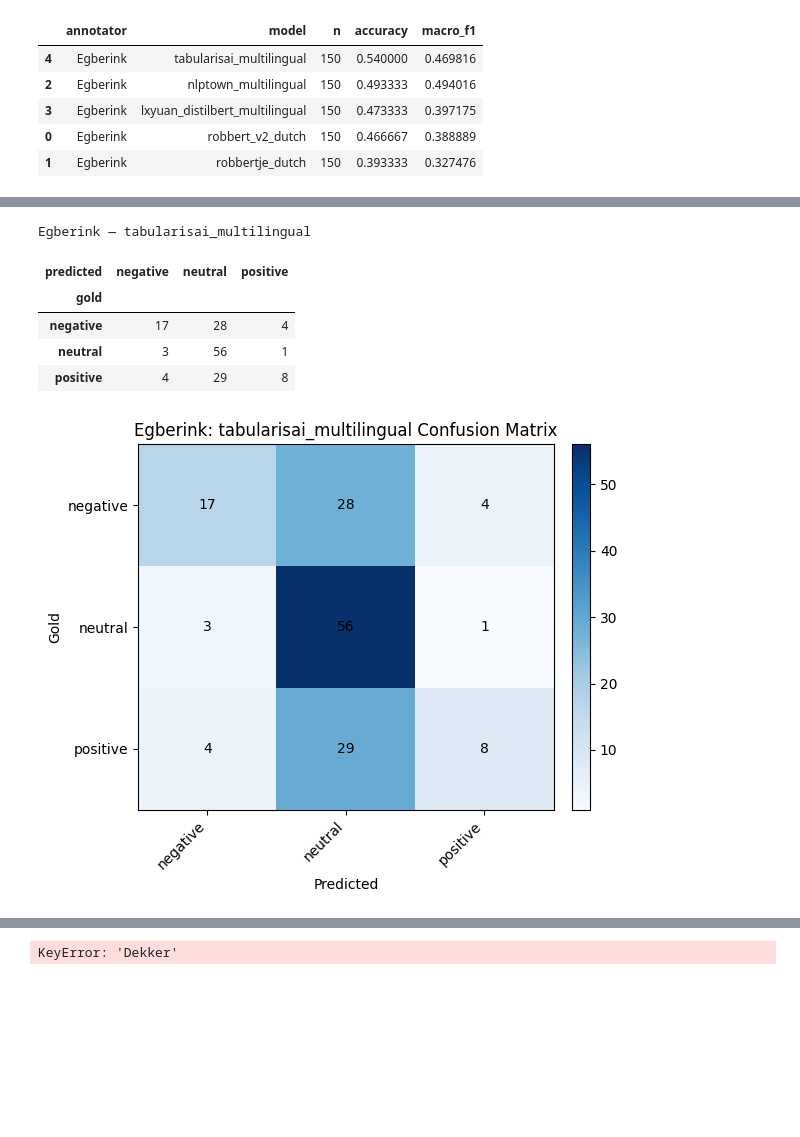
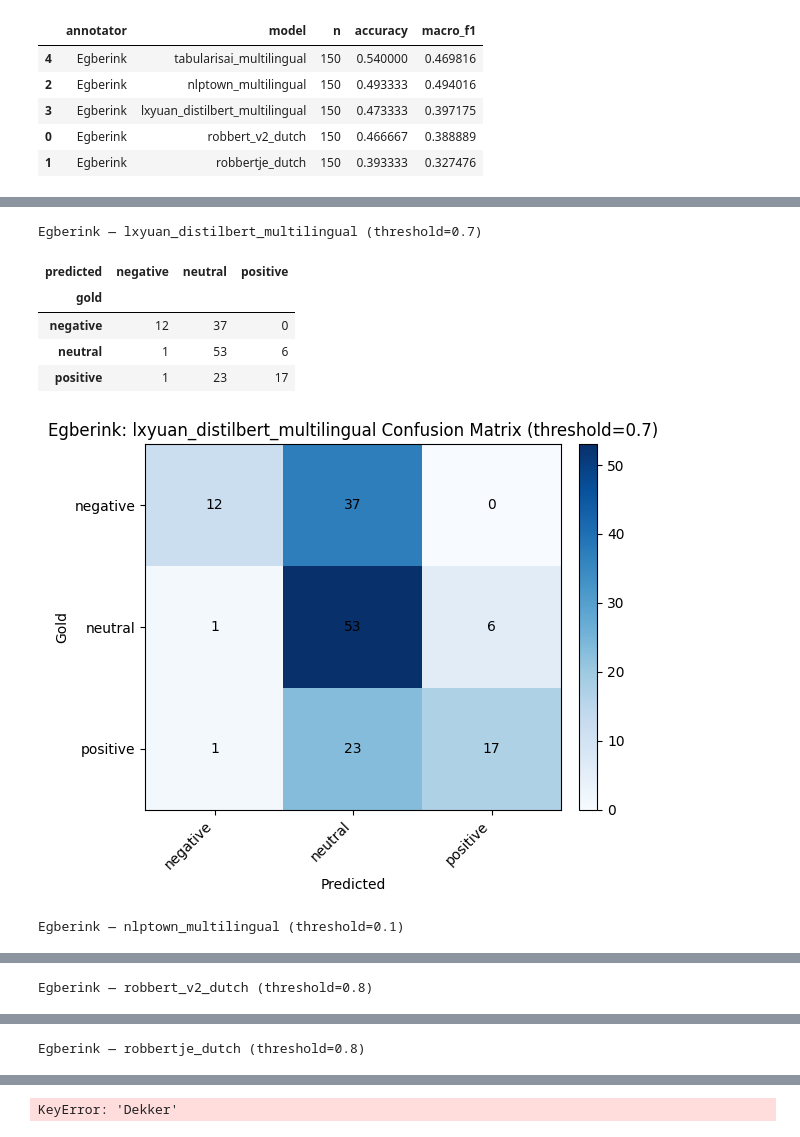
Before and after one commit to Yegberink/geothermal_text_mining, a Jupyter notebook: annotation/sentiment_model_assessment/analysis.ipynb, the cells around one changed output, grey strips where cells are left out. Cells and saved outputs as stored; diff of their text form; code cells hidden in the pictures; blank space fills up the shorter version.

```diff
--- a/annotation/sentiment_model_assessment/analysis.ipynb
+++ b/annotation/sentiment_model_assessment/analysis.ipynb
@@ -114,17 +188,17 @@ This section computes and plots the confusion matrix for the best-performing sen
 # %%
-SENTIMENTS = ["negative", "neutral", "positive"]
+if best_thresholds.empty:
+    raise ValueError("No best threshold values were found. Ensure the threshold analysis cell is executed first.")
 
-def confusion_matrix_df(df, pred_col, gold_col="gold_sentiment", labels=SENTIMENTS):
-    current = df.dropna(subset=[pred_col, gold_col]).copy()
+
+def confusion_matrix_df(gold, pred, labels=SENTIMENTS):
     matrix = pd.crosstab(
-        current[gold_col],
-        current[pred_col],
+        gold,
+        pred,
         rownames=["gold"],
         colnames=["predicted"],
         dropna=False,
     )
-    matrix = matrix.reindex(index=labels, columns=labels, fill_value=0)
-    return matrix
+    return matrix.reindex(index=labels, columns=labels, fill_value=0)
 
 
 def plot_confusion_matrix(matrix, title=None):
@@ -133,57 +207,67 @@ def plot_confusion_matrix(matrix, title=None):
     ax.set_xticks(range(len(matrix.columns)))
     ax.set_xticklabels(matrix.columns, rotation=45, ha="right")
     ax.set_yticks(range(len(matrix.index)))
     ax.set_yticklabels(matrix.index)
     for i in range(matrix.shape[0]):
         for j in range(matrix.shape[1]):
             ax.text(j, i, int(matrix.iat[i, j]), ha="center", va="center", color="black")
     ax.set_xlabel("Predicted")
     ax.set_ylabel("Gold")
     if title:
         ax.set_title(title)
     fig.colorbar(im, ax=ax, fraction=0.046, pad=0.04)
     plt.tight_layout()
     plt.show()
     return fig
 
 
-best_models = (
-    performance.sort_values(["annotator", "accuracy"], ascending=[True, False])
-    .groupby("annotator", as_index=False)
-    .first()
-)
+def adjusted_predictions(group, pred_col, conf_col, threshold):
+    return apply_neutral_threshold(group[pred_col], group[conf_col], threshold)
 
-for _, row in best_models.iterrows():
+
+for _, row in best_thresholds.iterrows():
     annotator = row["annotator"]
     model = row["model"]
+    threshold = row["threshold"]
     pred_col = f"{model}__sentiment"
-    group = merged[merged["annotator"] == annotator]
-    matrix = confusion_matrix_df(group, pred_col)
-    print(f"{annotator} — {model}")
+    conf_col = f"{model}__confidence"
+    group = merged[merged["annotator"] == annotator].copy()
+    matrix = confusion_matrix_df(
+        group["gold_sentiment"],
+        adjusted_predictions(group, pred_col, conf_col, threshold),
+    )
+    print(f"{annotator} — {model} (threshold={threshold})")
     display(matrix)
-    plot_confusion_matrix(matrix, title=f"{annotator}: {model} Confusion Matrix")
+    plot_confusion_matrix(matrix, title=f"{annotator}: {model} Confusion Matrix (threshold={threshold})")
 
 output_dir = STUDY_DIR / "confusion_matrices"
 output_dir.mkdir(parents=True, exist_ok=True)
 
-for annotator in sorted(merged["annotator"].unique()):
-    group = merged[merged["annotator"] == annotator]
-    for pred_col in MODEL_COLUMNS:
-        model = pred_col.replace("__sentiment", "")
-        matrix = confusion_matrix_df(group, pred_col)
-        csv_path = output_dir / f"{annotator}_{model}_confusion_matrix.csv"
-        matrix.to_csv(csv_path)
-        fig = plot_confusion_matrix(matrix, title=f"{annotator}: {model} Confusion Matrix")
-        png_path = output_dir / f"{annotator}_{model}_confusion_matrix.png"
-        fig.savefig(png_path, bbox_inches="tight")
-        plt.close(fig)
+for _, row in best_thresholds.iterrows():
+    annotator = row["annotator"]
+    model = row["model"]
+    threshold = row["threshold"]
+    pred_col = f"{model}__sentiment"
+    conf_col = f"{model}__confidence"
+    group = merged[merged["annotator"] == annotator].copy()
+    matrix = confusion_matrix_df(
+        group["gold_sentiment"],
+        adjusted_predictions(group, pred_col, conf_col, threshold),
+    )
+    csv_path = output_dir / f"{annotator}_{model}_threshold_{threshold}_confusion_matrix.csv"
+    matrix.to_csv(csv_path)
+    fig = plot_confusion_matrix(matrix, title=f"{annotator}: {model} Confusion Matrix (threshold={threshold})")
+    png_path = output_dir / f"{annotator}_{model}_threshold_{threshold}_confusion_matrix.png"
+    fig.savefig(png_path, bbox_inches="tight")
+    plt.close(fig)
 
-print(f"Saved confusion matrices for {len(merged['annotator'].unique()) * len(MODEL_COLUMNS)} files to {output_dir}")
+print(f"Saved thresholded confusion matrices for {len(best_thresholds)} files to {output_dir}")
 # %% [output]
-Egberink — tabularisai_multilingual
+Egberink — lxyuan_distilbert_multilingual (threshold=0.7)
 | predicted | negative | neutral | positive |
 | gold |  |  |  |
-| negative | 17 | 28 | 4 |
-| neutral | 3 | 56 | 1 |
-| positive | 4 | 29 | 8 |
+| negative | 12 | 37 | 0 |
+| neutral | 1 | 53 | 6 |
+| positive | 1 | 23 | 17 |
-[figure, old version]
+[figure, new version]
+Egberink — nlptown_multilingual (threshold=0.1)
@@ -190,0 +280 @@ Egberink — tabularisai_multilingual
+Egberink — robbert_v2_dutch (threshold=0.8)
@@ -191,0 +287 @@ Egberink — tabularisai_multilingual
+Egberink — robbertje_dutch (threshold=0.8)
```
Also changed, not shown: parts of 4 cells of this notebook.
